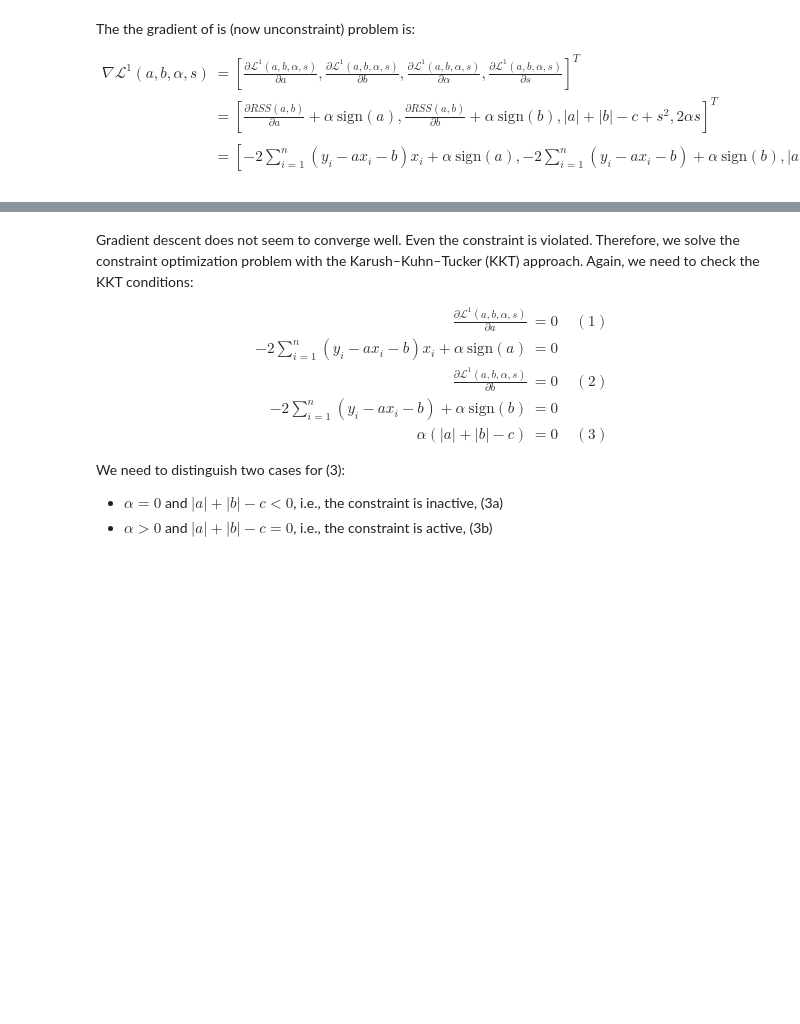
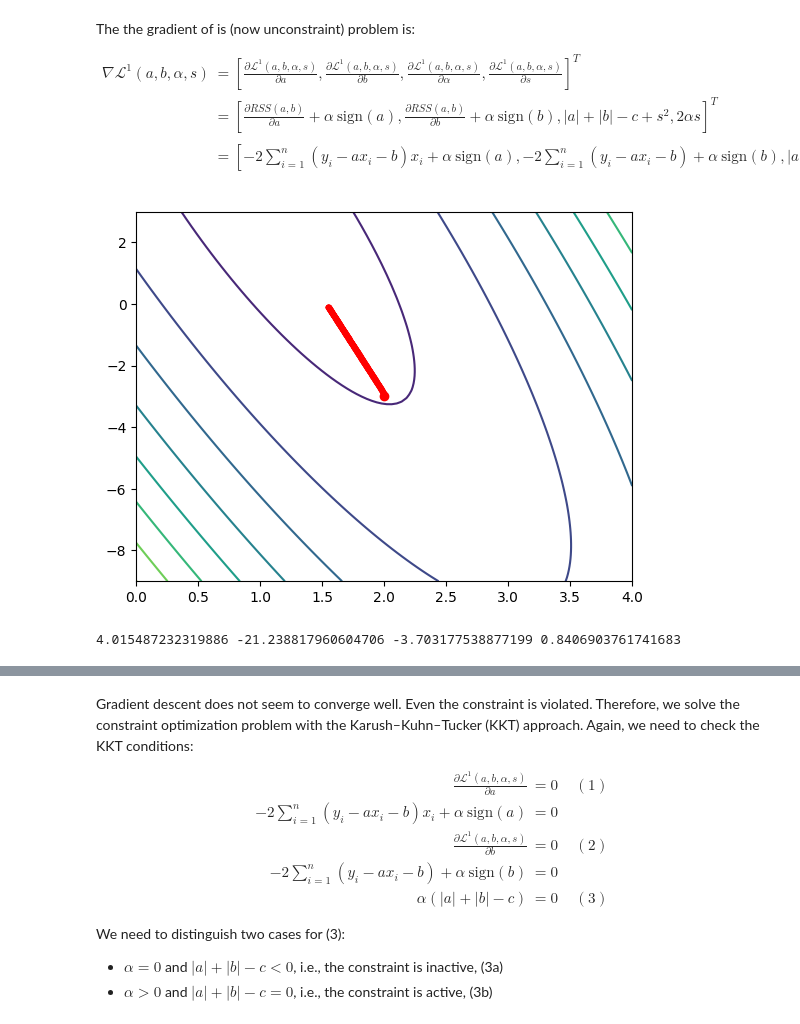
Before and after one commit to kallefrisk/Schoolwork, a Jupyter notebook: Python/DeepLearning/Regularization of linear regression with norms and constraints.ipynb, the cells around one changed output, grey strips where cells are left out. Saved outputs shown, nothing was run; the diff lists cells and outputs as text; code cells hidden in the pictures; blank space fills up the shorter version.

```diff
--- a/Python/DeepLearning/Regularization of linear regression with norms and constraints.ipynb
+++ b/Python/DeepLearning/Regularization of linear regression with norms and constraints.ipynb
@@ -772,19 +797,20 @@ $$
 \end{aligned}
 $$
 # %%
-%%file grad_rss4.m
-function grad_w = grad_rss4(a, b, alpha, s, c, X, Y)
-    n = length(X);
-    grad_a = 0;
-    grad_b = 0;
-    for i=1:n
-        tmp = Y(i) - a*X(i) - b;
-        grad_a = grad_a + tmp *X(i);
-        grad_b = grad_b + tmp;
-    end
-    grad_a = -2*grad_a + alpha*sign(a);
-    grad_b = -2*grad_b + alpha*sign(b);
-    grad_alpha = abs(a) + abs(b) -c +s^2;
-    grad_s = 2*alpha*s;
-    grad_w = [grad_a; grad_b; grad_alpha; grad_s];
-end
+def L1_inequality(a, b, alpha, s, c, X, Y):
+    return rss2(a, b, X, Y) + alpha*(np.abs(a) + np.abs(b) - c + s**2)
+
+def grad_L1_inequality(a, b, alpha, s, c, X, Y):
+    n = len(X)
+    grad_a = 0
+    grad_b = 0
+    for i in range(n):
+        tmp = Y[i] - a*X[i] - b
+        grad_a += tmp * X[i]
+        grad_b += tmp
+    grad_a = grad_a * -2 + 2 * alpha * np.sign(a)
+    grad_b = grad_b * -2 + 2 * alpha * np.sign(b)
+    grad_alpha = np.abs(a) + np.abs(b) - c + s**2
+    grad_s = 2 * alpha * s
+    grad_w = [grad_a, grad_b, grad_alpha, grad_s]
+    return grad_w
@@ -805,0 +817,12 @@ hold off
+# %%
+K = 500
+learning_eps = 0.0002
+c = (2+1) + (3+1)
+
+[ai, bi, alphai, si] = grad_desc_regression_inequality(K, a0, b0, alpha, s0, c, learning_eps, rss2, L1_inequality, grad_L1_inequality, verbose=True)
+temp_a, temp_b, temp_alpha, temp_s = grad_L2_inequality(ai[-1], bi[-1], alphai[-1], si[-1], c, X, Y)
+
+print(temp_a[0], temp_b[0], temp_alpha[0], temp_s[0])
+# %% [output]
+[figure, added]
+4.015487232319886 -21.238817960604706 -3.703177538877199 0.8406903761741683
```
Also changed, not shown: parts of 33 cells of this notebook.
